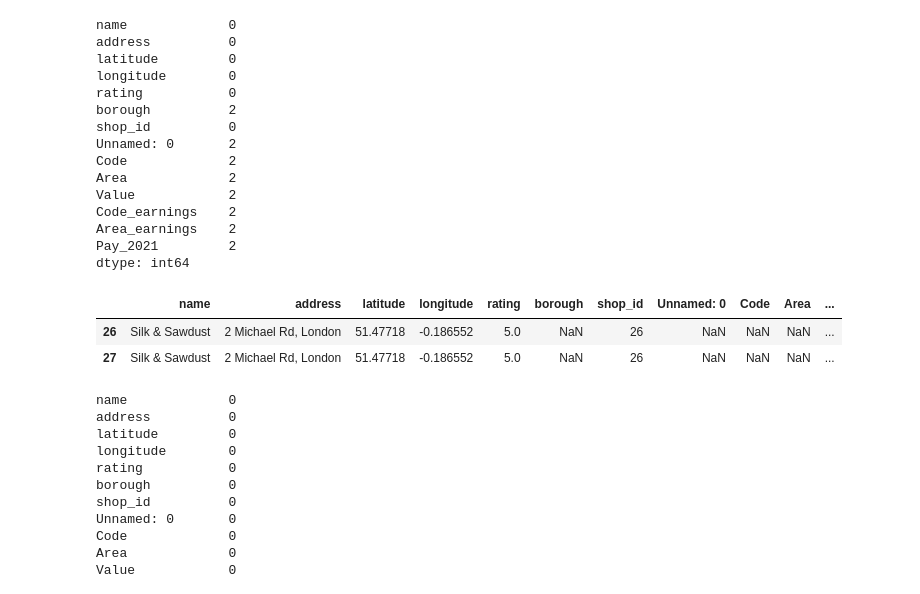
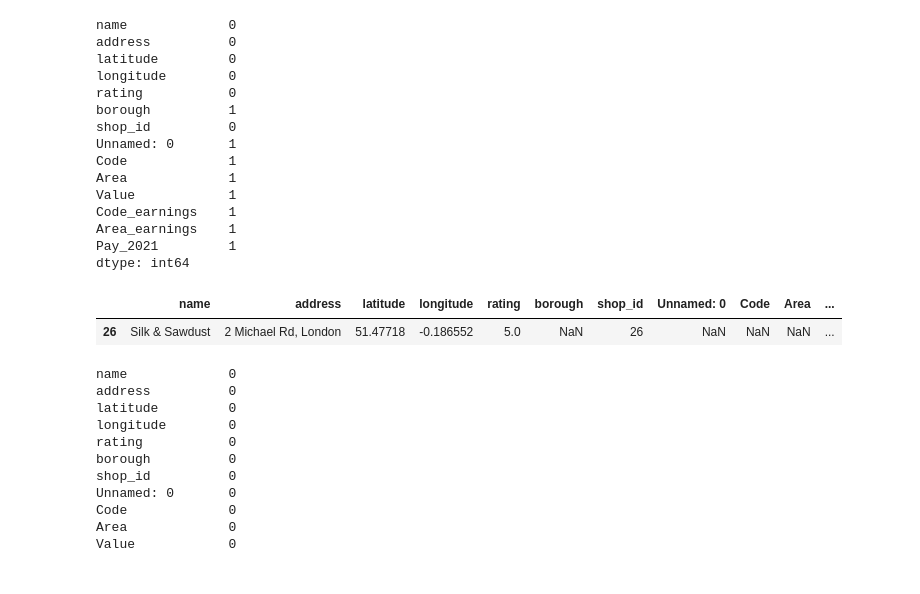
Before and after one commit to AndriiDS/londons_fashionable_finds, a Jupyter notebook: 03_Feature_Engineering/01_feature_engineering.ipynb, the cells around one changed output. Drawn from its saved outputs; the diff is of its cells as text; code cells hidden in the pictures.

```diff
--- a/03_Feature_Engineering/01_feature_engineering.ipynb
+++ b/03_Feature_Engineering/01_feature_engineering.ipynb
@@ -9,4 +9,4 @@ print(os.getcwd())
 # %%
 os.chdir('/Users/andrii/Documents/londons_fashionable_finds')
 # %%
-vintage_shops = pd.read_csv('02_Data_preprocessing/merged_vintage_shops_data.csv')
+shops = pd.read_csv('02_Data_preprocessing/merged_shops_data.csv')
@@ -103,5 +86,5 @@ plt.show()
 # %%
-missing_values = vintage_shops.isnull().sum()
+missing_values = shops.isnull().sum()
 print(missing_values)
 # %% [output]
 name             0
@@ -109,29 +92,28 @@ address          0
 latitude         0
 longitude        0
 rating           0
-borough          2
+borough          1
 shop_id          0
-Unnamed: 0       2
-Code             2
-Area             2
-Value            2
-Code_earnings    2
-Area_earnings    2
-Pay_2021         2
+Unnamed: 0       1
+Code             1
+Area             1
+Value            1
+Code_earnings    1
+Area_earnings    1
+Pay_2021         1
 dtype: int64
 # %%
 # create Boolean mask of missing values
-missing_mask = vintage_shops.isnull().any(axis=1)
+missing_mask = shops.isnull().any(axis=1)
 
 # index the DataFrame using the missing_mask
-vintage_shops_missing = vintage_shops[missing_mask]
+shops_missing = shops[missing_mask]
 
-display(vintage_shops_missing)
+display(shops_missing)
 
 # to save time on investigation since there are only 2 shops - just remove them
 # %% [output]
 |  | name | address | latitude | longitude | rating | borough | shop_id | Unnamed: 0 | Code | Area | ... |
 | 26 | Silk & Sawdust | 2 Michael Rd, London | 51.47718 | -0.186552 | 5.0 | NaN | 26 | NaN | NaN | NaN | ... |
-| 27 | Silk & Sawdust | 2 Michael Rd, London | 51.47718 | -0.186552 | 5.0 | NaN | 26 | NaN | NaN | NaN | ... |
 # %%
 # remove rows with missing values
```
Also changed, not shown: parts of 28 cells of this notebook, 6 other files.
